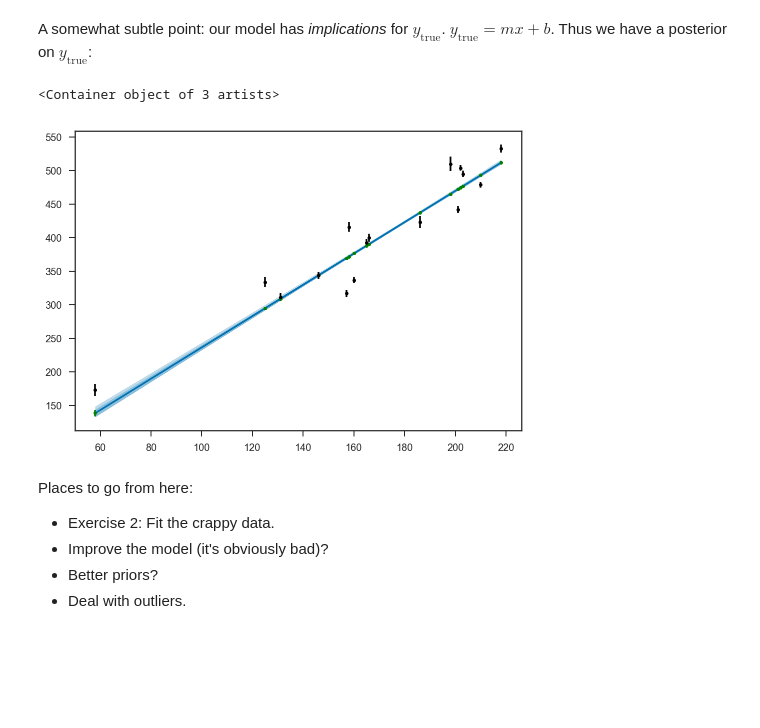
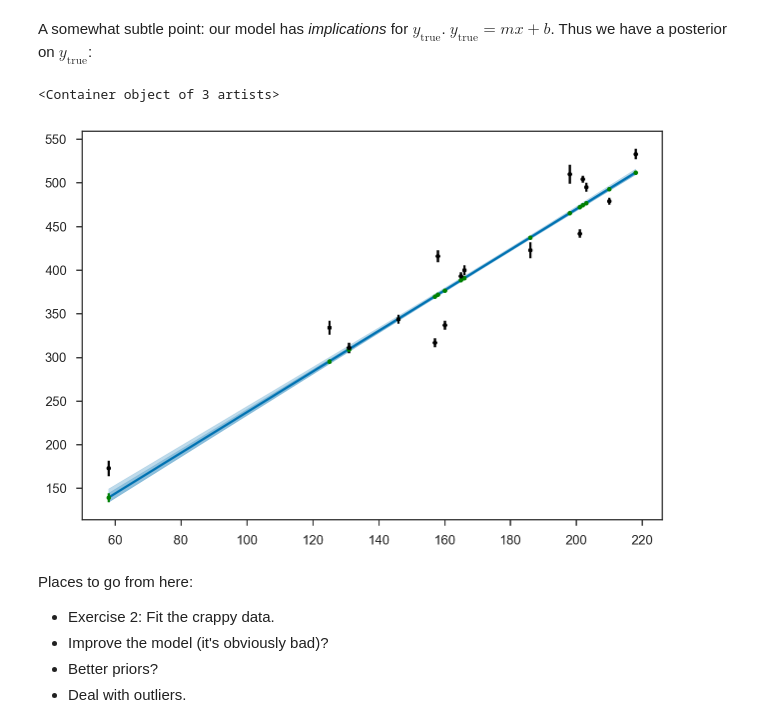
Before and after one commit to farr/GWDataAnalysisSummerSchool, a Jupyter notebook: lecture1/lecture1.ipynb, the cells around one changed output. Saved outputs shown, nothing was run; the diff lists cells and outputs as text; code cells hidden in the pictures; blank space fills up the shorter version.

```diff
--- a/lecture1/lecture1.ipynb
+++ b/lecture1/lecture1.ipynb
@@ -20,7 +20,7 @@ import seaborn as sns
 # %% [markdown]
 These are my favourite plotting styles:
 # %%
-sns.set_context('notebook')
+sns.set_context('talk') #sns.set_context('notebook') is probably better on your monitor
 sns.set_palette('colorblind')
 sns.set_style('ticks')
 # %% [markdown]
@@ -76,11 +76,13 @@ model = pystan.StanModel(file='linear_model.stan')
 INFO:pystan:COMPILING THE C++ CODE FOR MODEL anon_model_70a875d88505bb180d2df34c7eae85a1 NOW.
 # %% [markdown]
 Exercise 1 asks us to fit all the data from the 5th to the 20th point, and ignore the uncertainty in $y$.
+# %%
+ex1N0 = 4
 # %%
-ex1_data = {'npts': table1['x'][4:].shape[0],
-            'xs': table1['x'][4:],
-            'ys': table1['y'][4:],
-            'sigma_ys': table1['sigma_y'][4:]}
+ex1_data = {'npts': table1['x'][ex1N0:].shape[0],
+            'xs': table1['x'][ex1N0:],
+            'ys': table1['y'][ex1N0:],
+            'sigma_ys': table1['sigma_y'][ex1N0:]}
 # %%
 ex1_fit = model.sampling(data=ex1_data)
 ex1_fit.plot()
@@ -129,12 +131,12 @@ def plot_ytrues_no_scatter(xs, ms, bs, *args, **kwargs):
 
     errorbar(xs, mean(ytrues, axis=0), yerr=std(ytrues, axis=0), fmt='.', *args, **kwargs)
 # %%
-plot_errorbands(linspace(np.min(table1['x'][4:]), np.max(table1['x'][4:]), 1000), ex1_samples['m'], ex1_samples['b'])
-plot_ytrues_no_scatter(table1['x'][4:], ex1_samples['m'], ex1_samples['b'], color='g')
-errorbar(table1['x'][4:], table1['y'][4:], yerr=table1['sigma_y'][4:], fmt='.', color='k')
+plot_errorbands(linspace(np.min(table1['x'][ex1N0:]), np.max(table1['x'][ex1N0:]), 1000), ex1_samples['m'], ex1_samples['b'])
+plot_ytrues_no_scatter(table1['x'][ex1N0:], ex1_samples['m'], ex1_samples['b'], color='g')
+errorbar(table1['x'][ex1N0:], table1['y'][ex1N0:], yerr=table1['sigma_y'][ex1N0:], fmt='.', color='k')
 # %% [output]
 <Container object of 3 artists>
-[figure, old version]
+[figure, new version]
 # %% [markdown]
 Places to go from here:
 * Exercise 2: Fit the crappy data.
```
Also changed, not shown: parts of 3 cells of this notebook.
